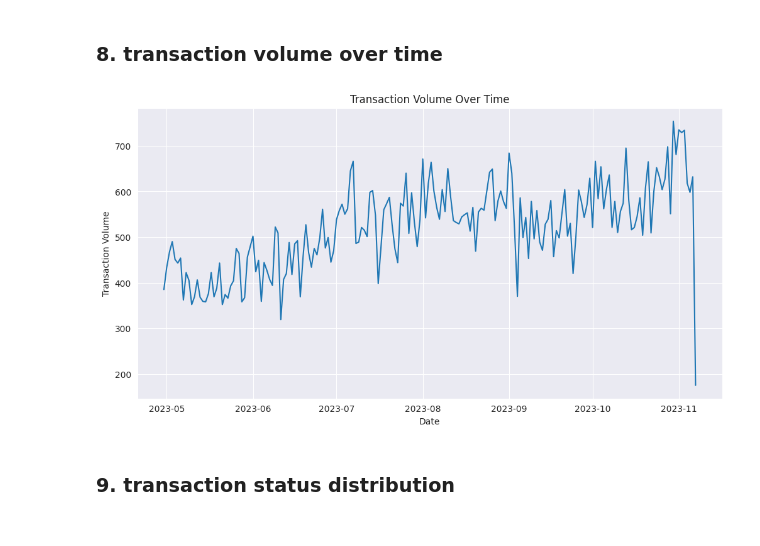
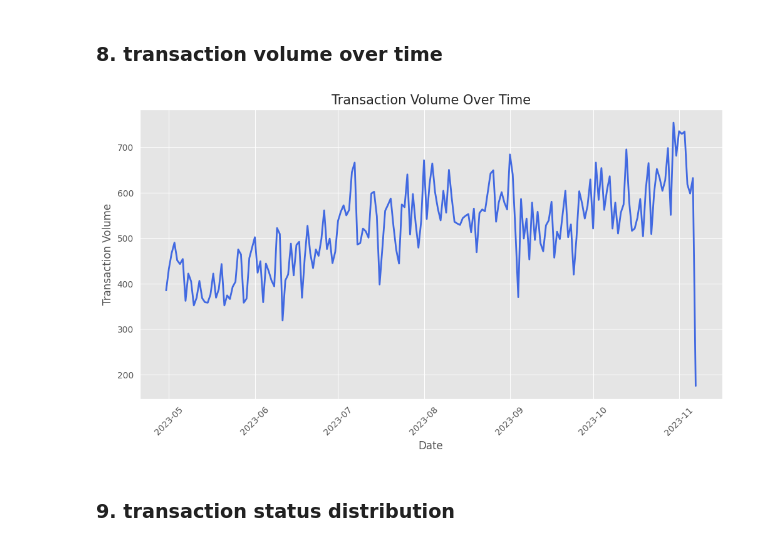
Before and after one commit to neyedhayo/transaction-analysis, a Jupyter notebook: notebook/eda_notebook.ipynb, the cells around one changed output. Saved outputs shown, nothing was run; the diff lists cells and outputs as text; code cells hidden in the pictures.

```diff
--- a/notebook/eda_notebook.ipynb
+++ b/notebook/eda_notebook.ipynb
@@ -399,17 +435,31 @@ plt.show()
 # other miscelleneous insights
 # %% [markdown]
 ### 8. transaction volume over time
-# %%
-transaction_volume_over_time = df.resample('D').size()
-
-plt.figure(figsize=(12, 6))
-plt.plot(transaction_volume_over_time)
-plt.title('Transaction Volume Over Time')
-plt.xlabel('Date')
-plt.ylabel('Transaction Volume')
-plt.show()
-# %% [output]
-[figure, removed]
+# %%
+# Resample the data to get transaction volume over time
+transaction_volume_over_time = df.resample('D').size()
+
+# Set the plot style for aesthetics
+plt.style.use('ggplot')
+
+# Create the figure and the line plot
+plt.figure(figsize=(12, 6))
+plt.plot(transaction_volume_over_time, color='royalblue', linewidth=2)
+
+# Set title and labels
+plt.title('Transaction Volume Over Time', fontsize=15)
+plt.xlabel('Date', fontsize=12)
+plt.ylabel('Transaction Volume', fontsize=12)
+
+# Beautify the x-axis to display month names
+plt.gca().xaxis.set_major_formatter(mdates.DateFormatter('%Y-%m'))  # Format the dates as 'Year-Month'
+plt.gca().xaxis.set_major_locator(mdates.MonthLocator())  # Set major ticks to months
+plt.xticks(rotation=45)  # Rotate for better readability
+
+# Show the plot with the improved aesthetics and formatting
+plt.show()
+# %% [output]
+[figure, added]
 # %% [markdown]
 ### 9. transaction status distribution
 # %%
```
Also changed, not shown: parts of 17 cells of this notebook.
